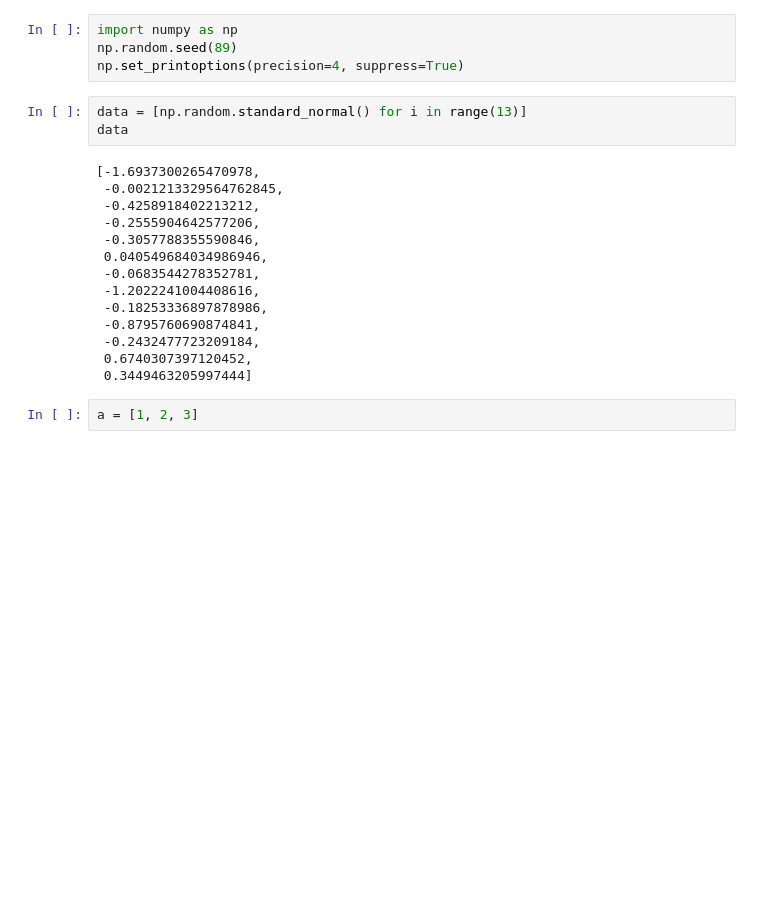
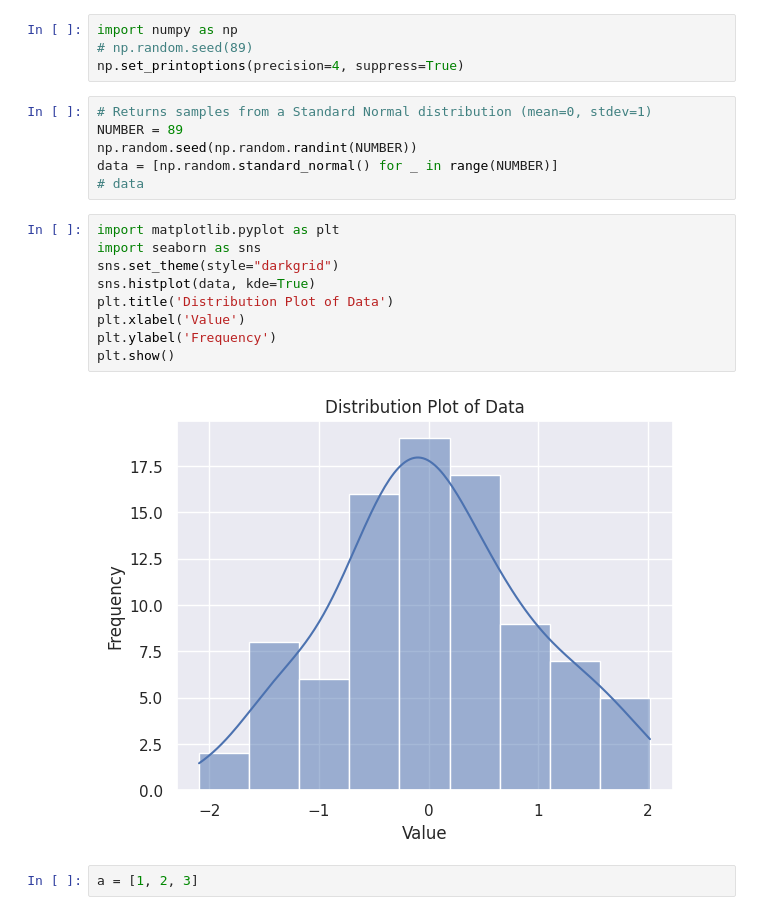
Before and after one commit to spideynolove/python-4-data-analysis, a Jupyter notebook: materials/pydata-book-3rd/ch02.ipynb, the cells around one changed output. Saved outputs shown, nothing was run; the diff lists cells and outputs as text; blank space fills up the shorter version.

```diff
--- a/materials/pydata-book-3rd/ch02.ipynb
+++ b/materials/pydata-book-3rd/ch02.ipynb
@@ -1,24 +1,24 @@
 # %%
 import numpy as np
-np.random.seed(89)
+# np.random.seed(89)
 np.set_printoptions(precision=4, suppress=True)
-# %%
-data = [np.random.standard_normal() for i in range(13)]
-data
-# %% [output]
-[-1.6937300265470978,
- -0.0021213329564762845,
- -0.4258918402213212,
- -0.2555904642577206,
- -0.3057788355590846,
- 0.040549684034986946,
- -0.0683544278352781,
- -1.2022241004408616,
- -0.18253336897878986,
- -0.8795760690874841,
- -0.2432477723209184,
- 0.6740307397120452,
- 0.3449463205997444]
+# %%
+# Returns samples from a Standard Normal distribution (mean=0, stdev=1)
+NUMBER = 89
+np.random.seed(np.random.randint(NUMBER))
+data = [np.random.standard_normal() for _ in range(NUMBER)]
+# data
+# %%
+import matplotlib.pyplot as plt
+import seaborn as sns
+sns.set_theme(style="darkgrid")
+sns.histplot(data, kde=True)
+plt.title('Distribution Plot of Data')
+plt.xlabel('Value')
+plt.ylabel('Frequency')
+plt.show()
+# %% [output]
+[figure, added]
 # %%
 a = [1, 2, 3]
 # %%
```
Also changed, not shown: parts of 4 cells of this notebook, 3 other files.
